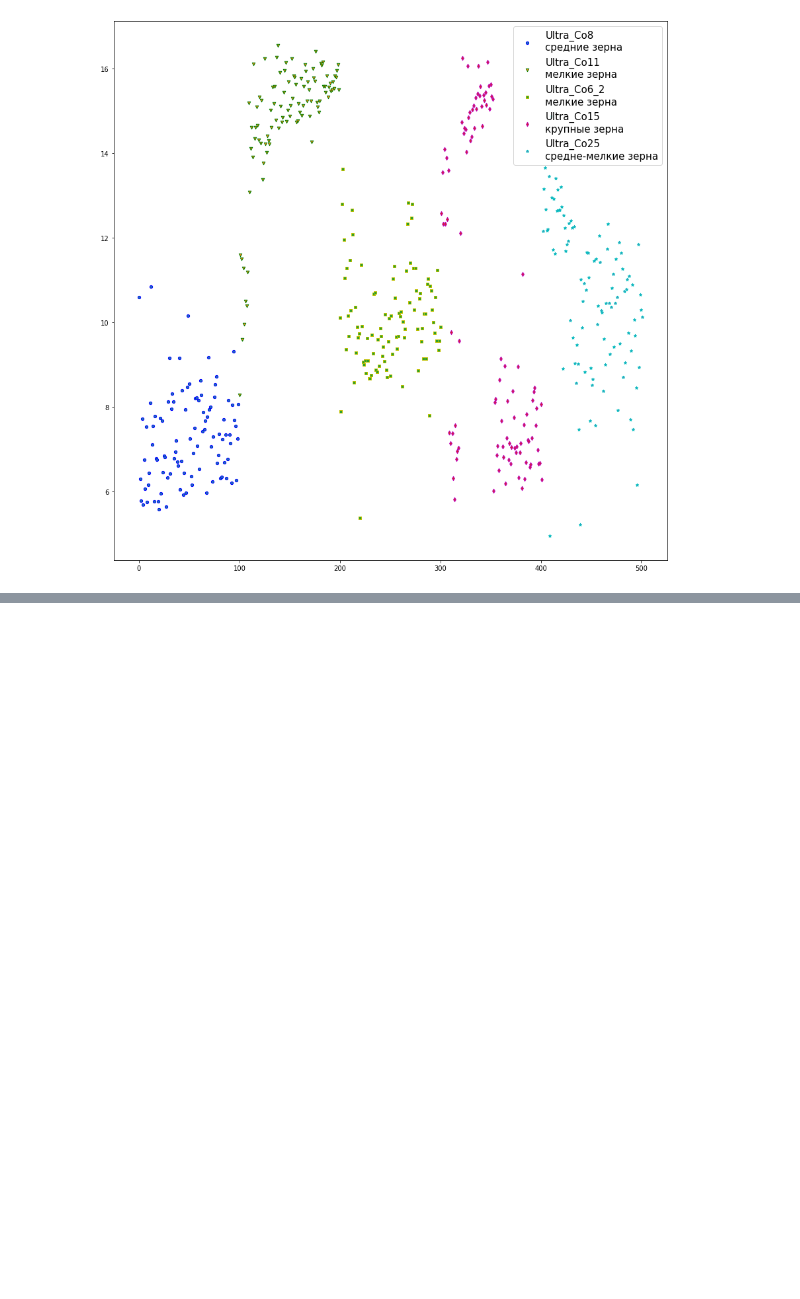
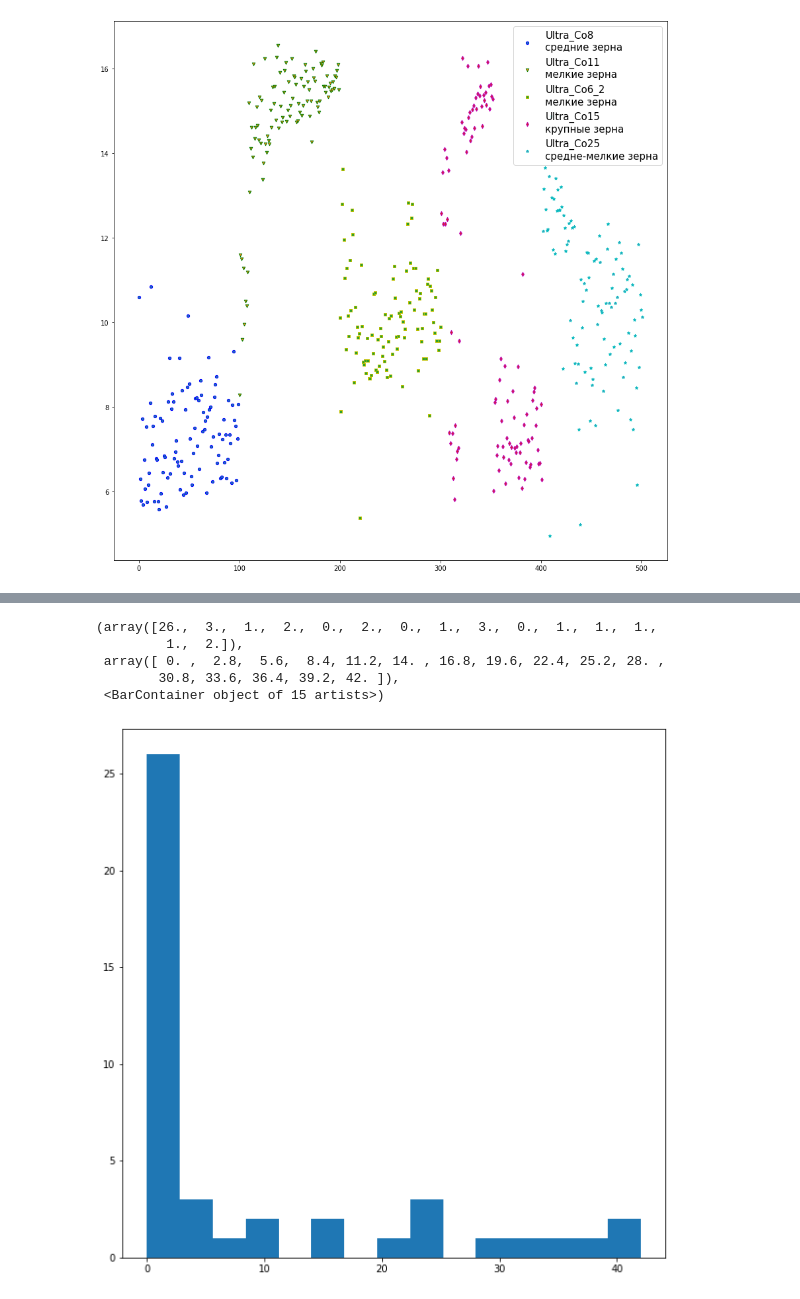
Before and after one commit to dkagramanyan/WC-Co_computer_vision, a Jupyter notebook: 06-NN.ipynb, the cells around one changed output, grey strips where cells are left out. Saved outputs shown, nothing was run; the diff lists cells and outputs as text; code cells hidden in the pictures; blank space fills up the shorter version.

```diff
--- a/06-NN.ipynb
+++ b/06-NN.ipynb
@@ -254,3 +313,13 @@ plt.show()
+# %%
+plt.figure(figsize=(10,10))
+plt.hist(points_distr[1],bins=15)
+# %% [output]
+(array([26.,  3.,  1.,  2.,  0.,  2.,  0.,  1.,  3.,  0.,  1.,  1.,  1.,
+         1.,  2.]),
+ array([ 0. ,  2.8,  5.6,  8.4, 11.2, 14. , 16.8, 19.6, 22.4, 25.2, 28. ,
+        30.8, 33.6, 36.4, 39.2, 42. ]),
+ <BarContainer object of 15 artists>)
+[figure, added]
 # %%
 umap_3d = UMAP(n_components=3)
 umaped_vct_3d = umap_3d.fit_transform(images_embs)
```
Also changed, not shown: parts of 11 cells of this notebook, 1 other file.
